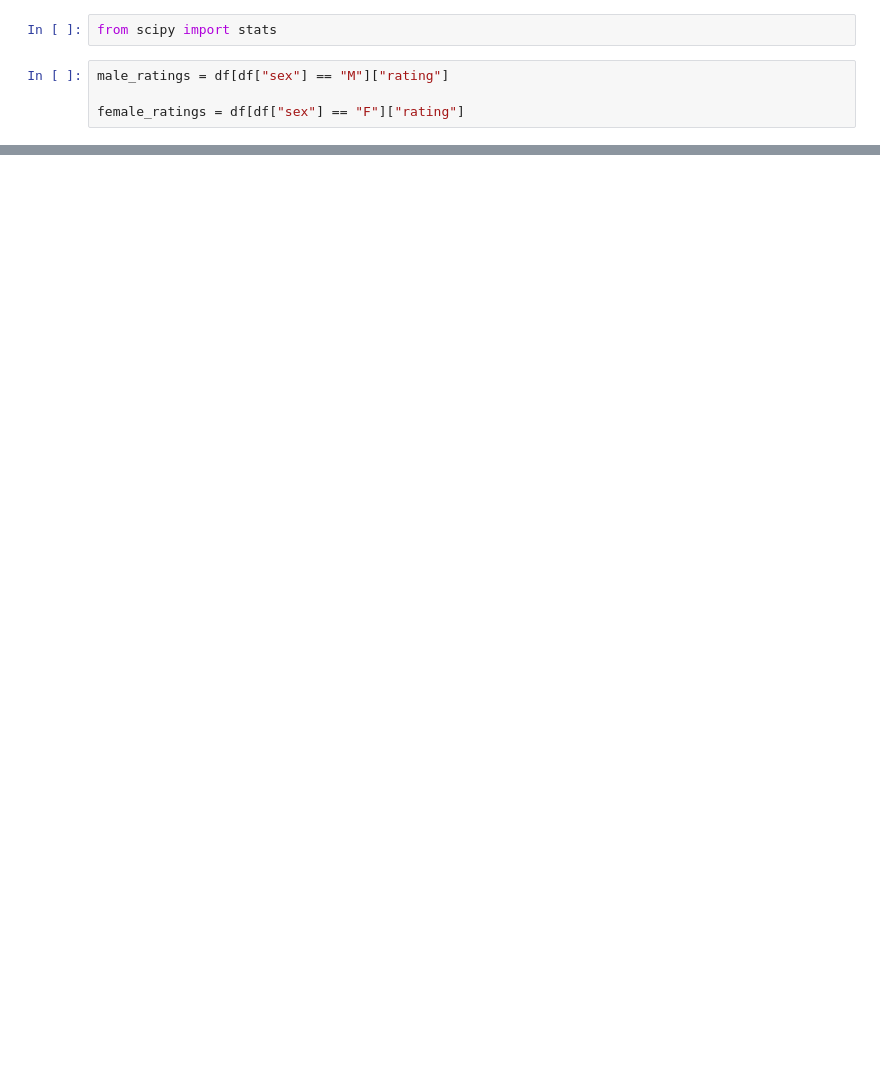
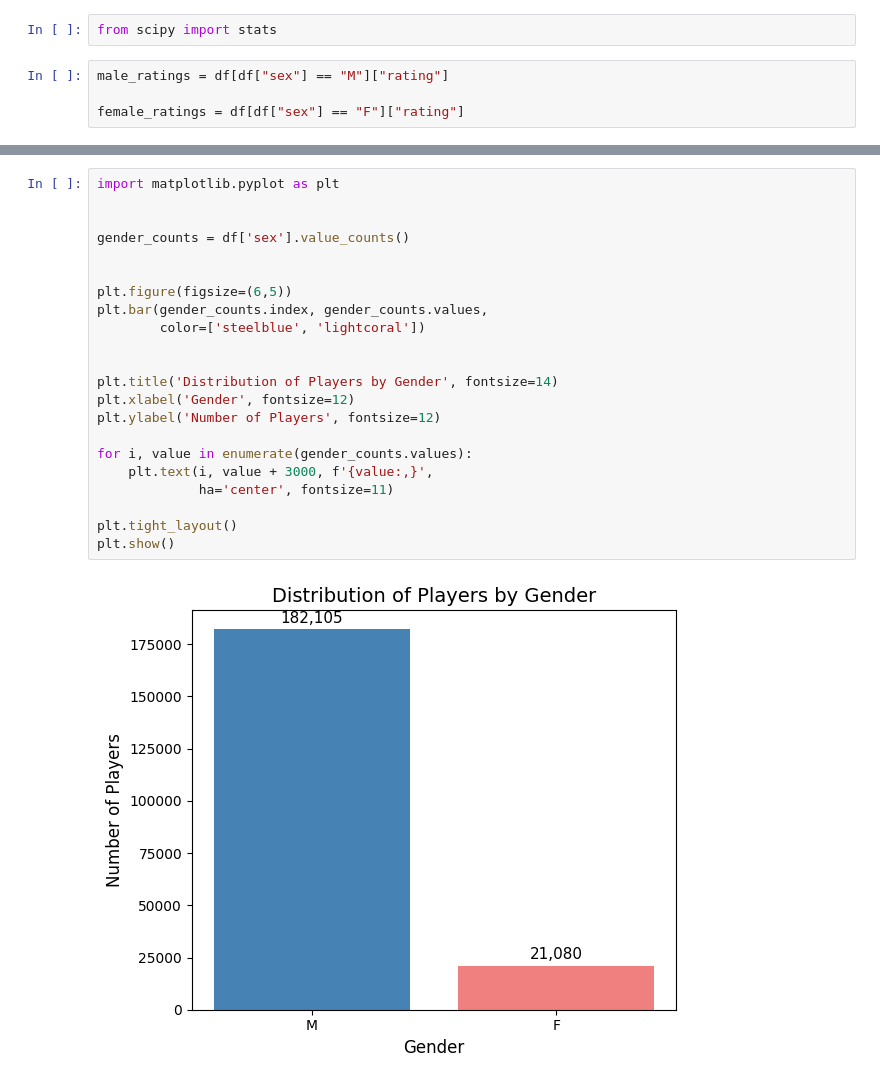
Before and after one commit to zachakss/chess-rating-research, a Jupyter notebook: FIDE_Chess_Project.ipynb, the cells around one changed output, grey strips where cells are left out. Drawn from its saved outputs; the diff is of its cells as text; blank space fills up the shorter version.

```diff
--- a/FIDE_Chess_Project.ipynb
+++ b/FIDE_Chess_Project.ipynb
@@ -151,0 +196,24 @@ Female average rating: 1640.8428977748033
+# %%
+import matplotlib.pyplot as plt
+
+
+gender_counts = df['sex'].value_counts()
+
+
+plt.figure(figsize=(6,5))
+plt.bar(gender_counts.index, gender_counts.values,
+        color=['steelblue', 'lightcoral'])
+
+
+plt.title('Distribution of Players by Gender', fontsize=14)
+plt.xlabel('Gender', fontsize=12)
+plt.ylabel('Number of Players', fontsize=12)
+
+for i, value in enumerate(gender_counts.values):
+    plt.text(i, value + 3000, f'{value:,}',
+             ha='center', fontsize=11)
+
+plt.tight_layout()
+plt.show()
+# %% [output]
+[figure, added]
```
Also changed, not shown: parts of 15 cells of this notebook.
